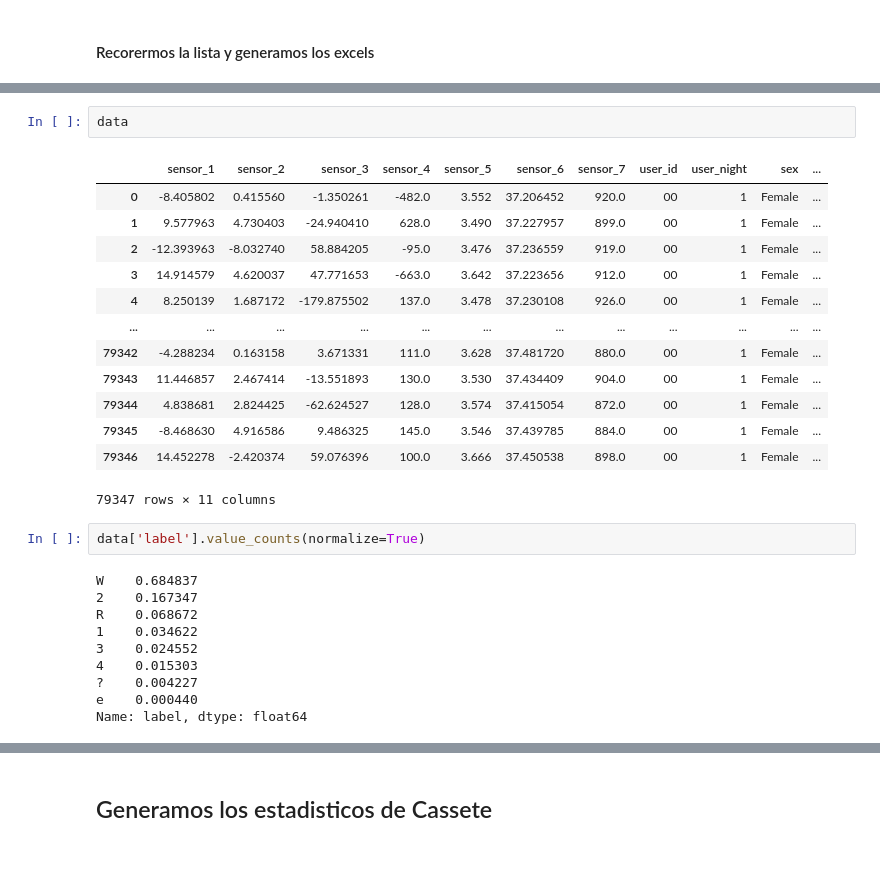
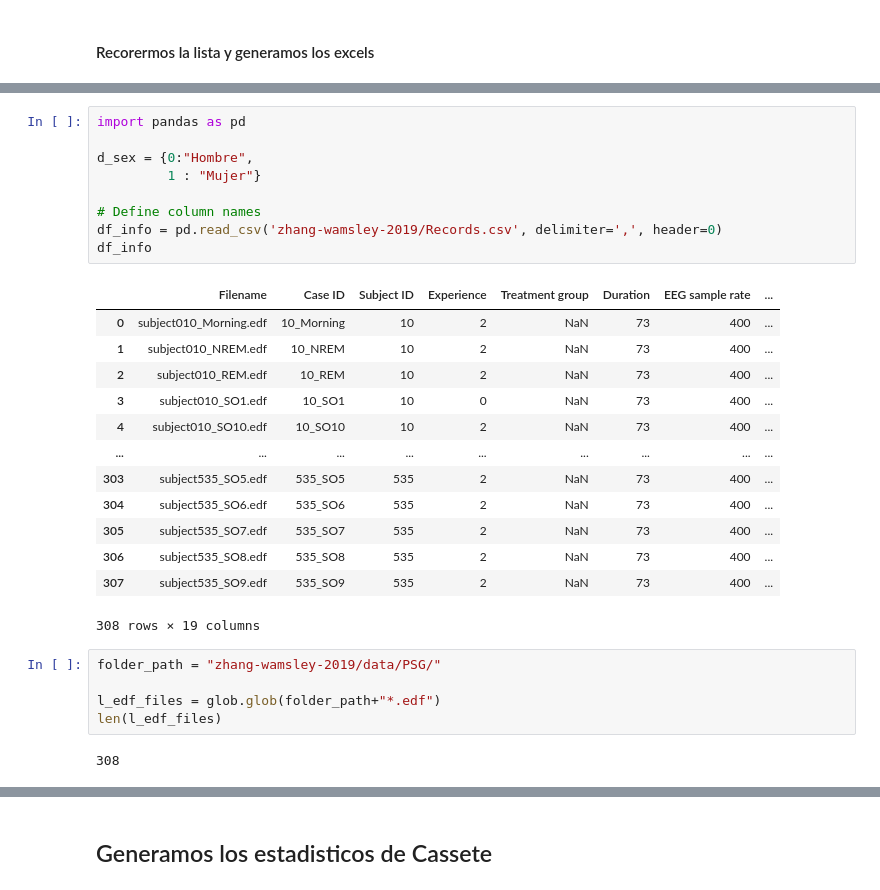
Before and after one commit to asancroc/eeg-sleep-patter-recognition, a Jupyter notebook: load-edf.ipynb, the cells around one changed output, grey strips where cells are left out. Saved outputs shown, nothing was run; the diff lists cells and outputs as text; blank space fills up the shorter version.

```diff
--- a/load-edf.ipynb
+++ b/load-edf.ipynb
@@ -146,28 +30,30 @@ data.to_csv('prueba.csv', sep=';', index=False)
-# %%
-data
-# %% [output]
-|  | sensor_1 | sensor_2 | sensor_3 | sensor_4 | sensor_5 | sensor_6 | sensor_7 | user_id | user_night | sex | ... |
-| 0 | -8.405802 | 0.415560 | -1.350261 | -482.0 | 3.552 | 37.206452 | 920.0 | 00 | 1 | Female | ... |
-| 1 | 9.577963 | 4.730403 | -24.940410 | 628.0 | 3.490 | 37.227957 | 899.0 | 00 | 1 | Female | ... |
-| 2 | -12.393963 | -8.032740 | 58.884205 | -95.0 | 3.476 | 37.236559 | 919.0 | 00 | 1 | Female | ... |
-| 3 | 14.914579 | 4.620037 | 47.771653 | -663.0 | 3.642 | 37.223656 | 912.0 | 00 | 1 | Female | ... |
-| 4 | 8.250139 | 1.687172 | -179.875502 | 137.0 | 3.478 | 37.230108 | 926.0 | 00 | 1 | Female | ... |
-| ... | ... | ... | ... | ... | ... | ... | ... | ... | ... | ... | ... |
-| 79342 | -4.288234 | 0.163158 | 3.671331 | 111.0 | 3.628 | 37.481720 | 880.0 | 00 | 1 | Female | ... |
-| 79343 | 11.446857 | 2.467414 | -13.551893 | 130.0 | 3.530 | 37.434409 | 904.0 | 00 | 1 | Female | ... |
-| 79344 | 4.838681 | 2.824425 | -62.624527 | 128.0 | 3.574 | 37.415054 | 872.0 | 00 | 1 | Female | ... |
-| 79345 | -8.468630 | 4.916586 | 9.486325 | 145.0 | 3.546 | 37.439785 | 884.0 | 00 | 1 | Female | ... |
-| 79346 | 14.452278 | -2.420374 | 59.076396 | 100.0 | 3.666 | 37.450538 | 898.0 | 00 | 1 | Female | ... |
-79347 rows × 11 columns
-# %%
-data['label'].value_counts(normalize=True)
-# %% [output]
-W    0.684837
-2    0.167347
-R    0.068672
-1    0.034622
-3    0.024552
-4    0.015303
-?    0.004227
-e    0.000440
-Name: label, dtype: float64
+# %%
+import pandas as pd
+
+d_sex = {0:"Hombre",
+         1 : "Mujer"}
+
+# Define column names
+df_info = pd.read_csv('zhang-wamsley-2019/Records.csv', delimiter=',', header=0)
+df_info
+# %% [output]
+|  | Filename | Case ID | Subject ID | Experience | Treatment group | Duration | EEG sample rate | ... |
+| 0 | subject010_Morning.edf | 10_Morning | 10 | 2 | NaN | 73 | 400 | ... |
+| 1 | subject010_NREM.edf | 10_NREM | 10 | 2 | NaN | 73 | 400 | ... |
+| 2 | subject010_REM.edf | 10_REM | 10 | 2 | NaN | 73 | 400 | ... |
+| 3 | subject010_SO1.edf | 10_SO1 | 10 | 0 | NaN | 73 | 400 | ... |
+| 4 | subject010_SO10.edf | 10_SO10 | 10 | 2 | NaN | 73 | 400 | ... |
+| ... | ... | ... | ... | ... | ... | ... | ... | ... |
+| 303 | subject535_SO5.edf | 535_SO5 | 535 | 2 | NaN | 73 | 400 | ... |
+| 304 | subject535_SO6.edf | 535_SO6 | 535 | 2 | NaN | 73 | 400 | ... |
+| 305 | subject535_SO7.edf | 535_SO7 | 535 | 2 | NaN | 73 | 400 | ... |
+| 306 | subject535_SO8.edf | 535_SO8 | 535 | 2 | NaN | 73 | 400 | ... |
+| 307 | subject535_SO9.edf | 535_SO9 | 535 | 2 | NaN | 73 | 400 | ... |
+308 rows × 19 columns
+# %%
+folder_path = "zhang-wamsley-2019/data/PSG/"
+
+l_edf_files = glob.glob(folder_path+"*.edf")
+len(l_edf_files)
+# %% [output]
+308
```
Also changed, not shown: parts of 17 cells of this notebook, 1 other file.
